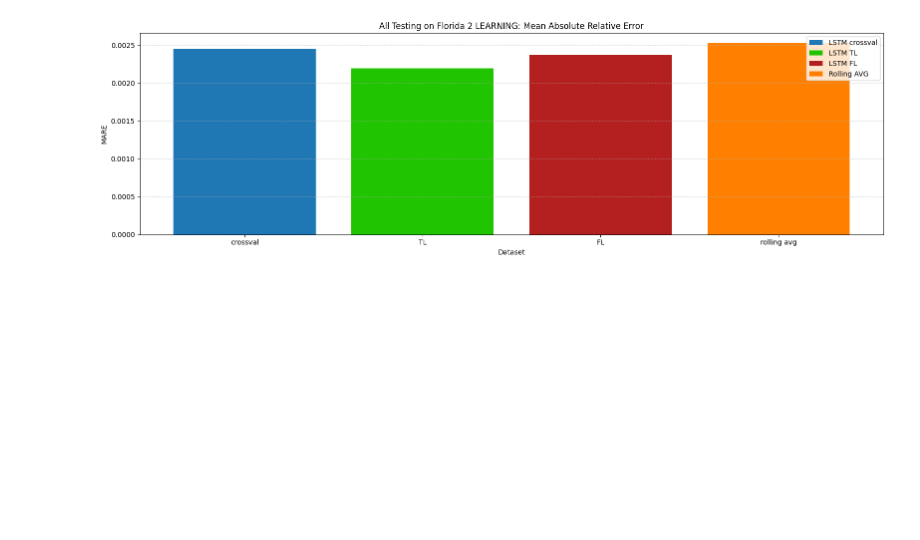
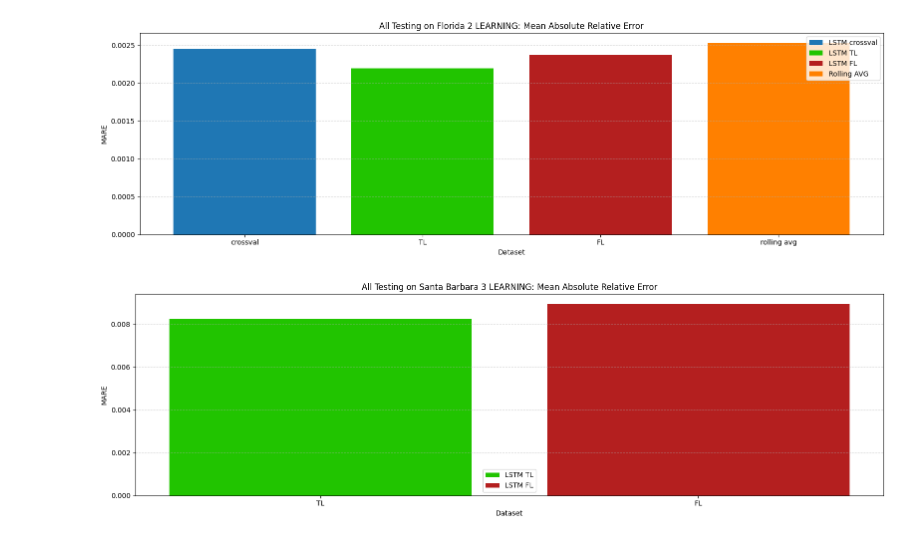
Before and after one commit to rzv09/smores_proj, a Jupyter notebook: src/plotting_bars.ipynb, the cells around one changed output. Drawn from its saved outputs; the diff is of its cells as text; code cells hidden in the pictures; blank space fills up the shorter version.

Commit message:
added plot bars for sb data (plotting_bars notebook)

```diff
--- a/src/plotting_bars.ipynb
+++ b/src/plotting_bars.ipynb
@@ -297,3 +297,30 @@ plot_losses_florida_all_train_methods(crossval_f, tl_f, fl_f, 'All Testing on Fl
 plot_losses_florida_all_train_methods(crossval_f, tl_f, fl_f, 'All Testing on Florida 2', 'model_2', 'model_sb1sb2fl3fl4', 'model_FL_sb1sb2fl3fl4', ['fl_dataset2'])
 # %% [output]
 [figure]
+# %%
+def plot_losses_sb_all_train_methods(file_crossval, file_tl, file_fl, learning_type, model_crossval, model_TL, model_FL,
+                                          datasets=['sb_dataset3']):
+    # df1 = pd.read_csv(file_crossval)
+    df2 = pd.read_csv(file_tl)
+    df3 = pd.read_csv(file_fl)
+    # df1 = df1.loc[(df1['model'] == model_crossval) & (df1['dataset'].isin(datasets))]
+    df2 = df2.loc[(df2['model'] == model_TL) & (df2['dataset'].isin(datasets))]
+    df3 = df3.loc[(df3['model'] == model_FL) & (df3['dataset'].isin(datasets))]
+    x = np.arange(len(df2['dataset'].unique()))
+    offset = 0.2
+    plt.figure(figsize=(16, 5))
+    # plt.bar('crossval', df1['MARE'], color='#1f77b4', label='LSTM crossval')
+    plt.bar('TL', df2['MARE'], color="#21c400", label='LSTM TL')
+    plt.bar('FL', df3['MARE'], color="#b41f1f", label='LSTM FL')
+    # plt.bar('rolling avg', df1['MARE_baseline'], color="#ff8000", label='Rolling AVG')
+    plt.title(f'{learning_type} LEARNING: Mean Absolute Relative Error')
+    plt.xlabel('Dataset')
+    plt.ylabel('MARE')
+    plt.grid(axis='y', linestyle='--', alpha=0.6)
+    plt.tight_layout()
+    plt.legend()
+    plt.show()
+# %%
+plot_losses_sb_all_train_methods(crossval_f, tl_f, fl_f, 'All Testing on Santa Barbara 3', 'model_2', 'model_sb1sb2fl3fl4', 'model_FL_sb1sb2fl3fl4')
+# %% [output]
+[figure, added]
```
Also changed, not shown: parts of 1 cell of this notebook.
